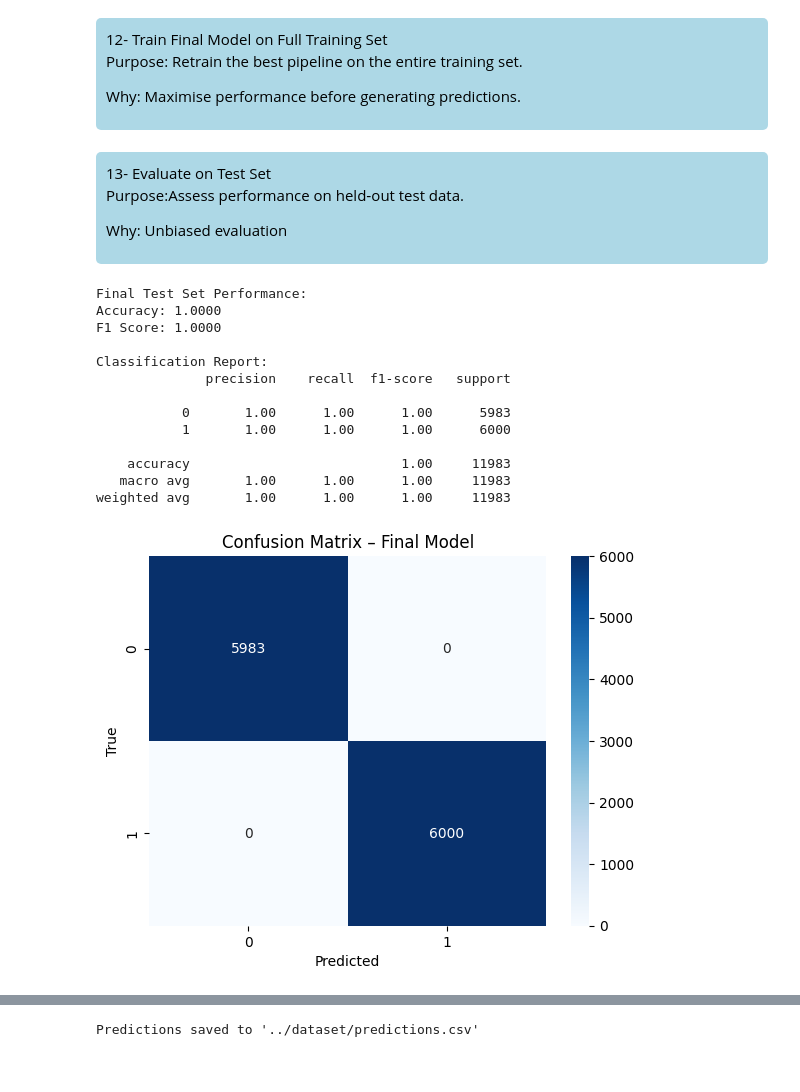
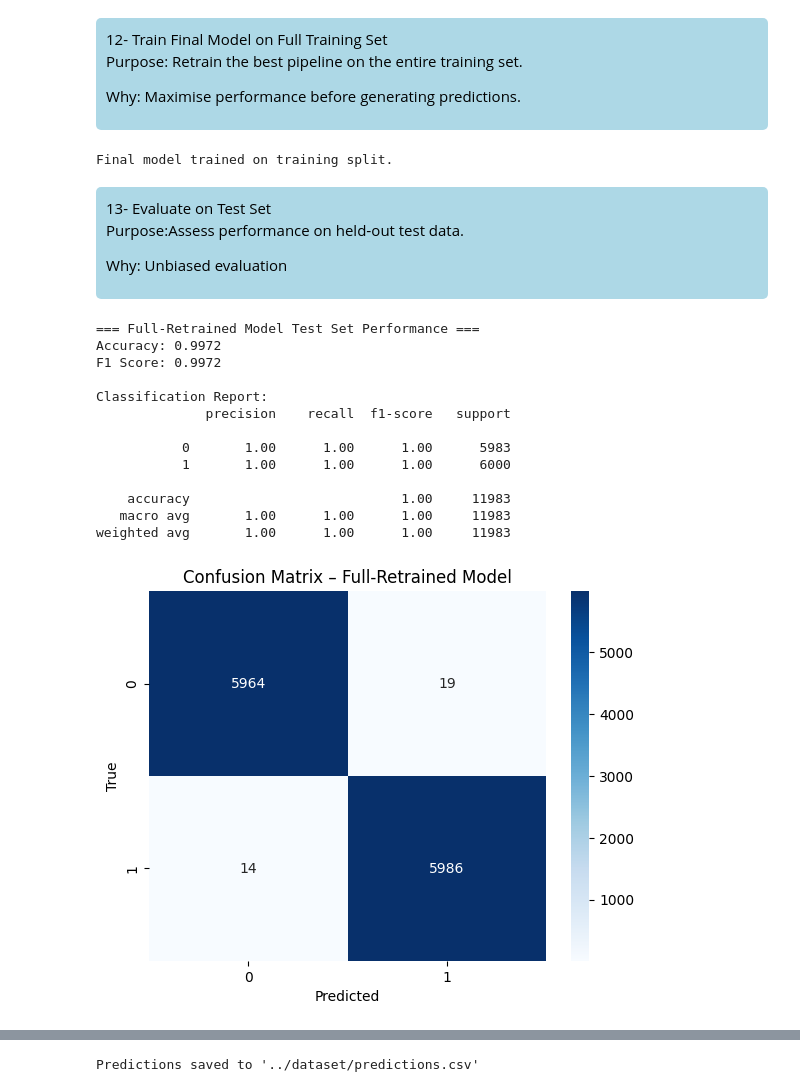
Before and after one commit to aaghafari-dev/project-nlp-challenge, a Jupyter notebook: notebook/notebook_v6.ipynb, the cells around one changed output, grey strips where cells are left out. Saved outputs shown, nothing was run; the diff lists cells and outputs as text; code cells hidden in the pictures.

```diff
--- a/notebook/notebook_v6.ipynb
+++ b/notebook/notebook_v6.ipynb
@@ -489,7 +490,7 @@ Purpose: Evaluate all (feature, config) pairs in parallel using cross‑validati
 
 feature_columns = ['title_only', 'text_only', 'combined']
 X_train_raw_df = data.loc[X_train_raw.index, feature_columns]
-
+X_test_raw_df  = data.loc[X_test_raw.index, feature_columns]
 # Build list of all (feature, config) tasks
 
 
@@ -569,14 +570,6 @@ Purpose: Retrain the best pipeline on the entire training set.
 Why: Maximise performance before generating predictions.
 </div>
 # %%
-"""
-Train the selected model ONLY on the training split.
-
-Why?
-----
-The test set must remain completely unseen until final evaluation.
-"""
-
 # Select best feature column from training split
 X_train_final = data.loc[X_train_raw.index, best_feature]
 
@@ -608,6 +601,8 @@ final_pipeline.fit(
 )
 
 print("Final model trained on training split.")
+# %% [output]
+Final model trained on training split.
 # %% [markdown]
 <div style="background-color: lightblue; color: black; padding: 10px; border-radius: 5px;">
 13- Evaluate on Test Set
@@ -617,34 +612,34 @@ Purpose:Assess performance on held‑out test data.
 Why: Unbiased evaluation
 </div>
 # %%
-X_test_final = X_test_raw_df[best_feature]
-y_pred_final = final_pipeline.predict(X_test_final)
 
-print("Final Test Set Performance:")
-print(f"Accuracy: {accuracy_score(y_test, y_pred_final):.4f}")
-print(f"F1 Score: {f1_score(y_test, y_pred_final, average='weighted'):.4f}")
+X_test_final_full = X_test_raw_df[best_feature]
+y_pred_full = final_pipeline.predict(X_test_final_full)
+
+print("=== Full-Retrained Model Test Set Performance ===")
+print(f"Accuracy: {accuracy_score(y_test, y_pred_full):.4f}")
+print(f"F1 Score: {f1_score(y_test, y_pred_full, average='weighted'):.4f}")
 print("\nClassification Report:")
-print(classification_report(y_test, y_pred_final))
+print(classification_report(y_test, y_pred_full))
 
-# Confusion matrix
-cm = confusion_matrix(y_test, y_pred_final)
-sns.heatmap(cm, annot=True, fmt='d', cmap='Blues')
-plt.title('Confusion Matrix – Final Model')
+cm_full = confusion_matrix(y_test, y_pred_full)
+sns.heatmap(cm_full, annot=True, fmt='d', cmap='Blues')
+plt.title('Confusion Matrix – Full-Retrained Model')
 plt.xlabel('Predicted')
 plt.ylabel('True')
 plt.show()
 # %% [output]
-Final Test Set Performance:
-Accuracy: 1.0000
-F1 Score: 1.0000
+=== Full-Retrained Model Test Set Performance ===
+Accuracy: 0.9972
+F1 Score: 0.9972
 
 Classification Report:
               precision    recall  f1-score   support
 
            0       1.00      1.00      1.00      5983
            1       1.00      1.00      1.00      6000
 
     accuracy                           1.00     11983
    macro avg       1.00      1.00      1.00     11983
 weighted avg       1.00      1.00      1.00     11983
-[figure, old version]
+[figure, new version]
```
Also changed, not shown: parts of 12 cells of this notebook, 15 other files.
